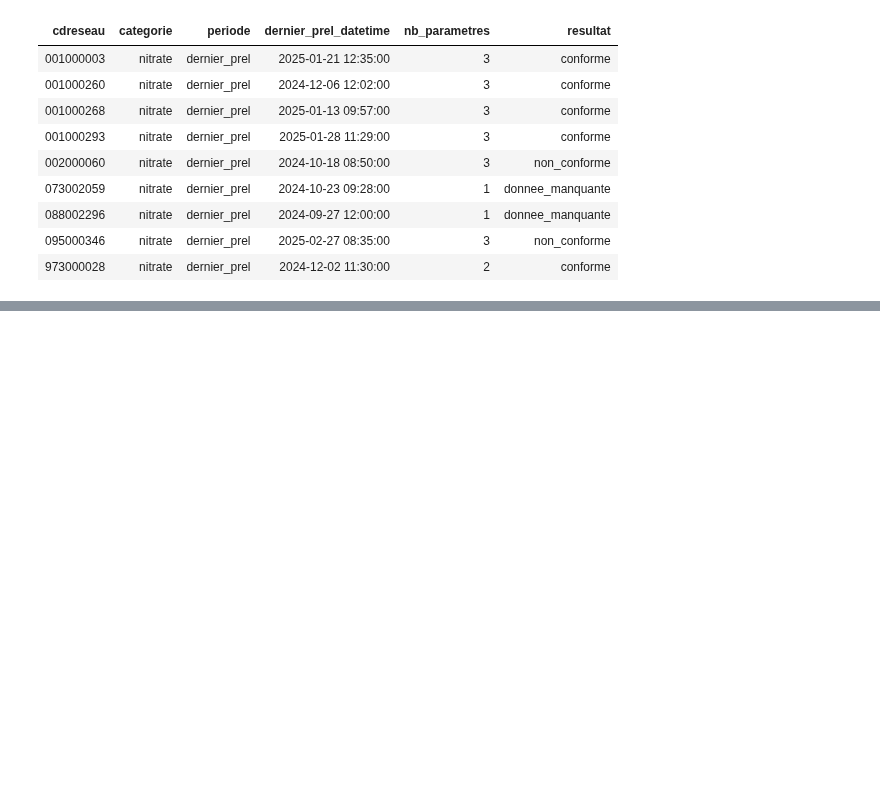
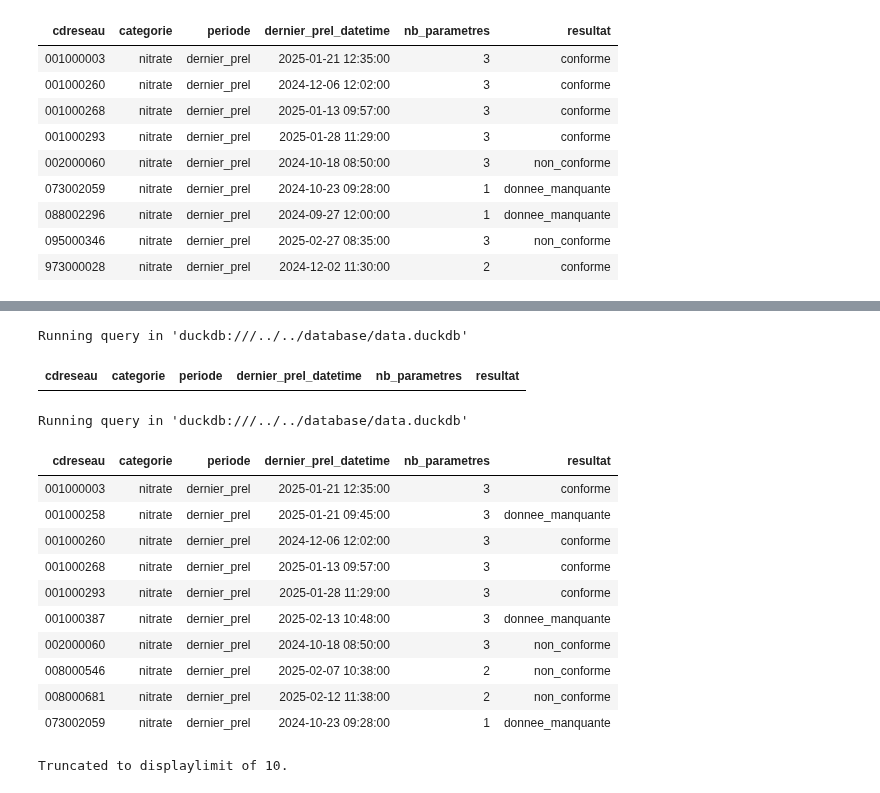
Before and after one commit to dataforgoodfr/13_pollution_eau, a Jupyter notebook: analytics/notebooks/resultats_nitrates.ipynb, the cells around one changed output, grey strips where cells are left out. Cells and saved outputs as stored; diff of their text form; code cells hidden in the pictures; blank space fills up the shorter version.

Commit message:
feat: check date between test to define resultat

```diff
--- a/analytics/notebooks/resultats_nitrates.ipynb
+++ b/analytics/notebooks/resultats_nitrates.ipynb
@@ -432,0 +845,36 @@ Running query in 'duckdb:///../../database/data.duckdb'
+# %%
+%%sql --with int__resultats_nitrites_udi_dernier_dateCheck
+SELECT
+    *
+FROM
+    int__resultats_nitrites_udi_dernier_dateCheck
+WHERE
+    resultat='error'
+# %% [output]
+Running query in 'duckdb:///../../database/data.duckdb'
+| cdreseau | categorie | periode | dernier_prel_datetime | nb_parametres | resultat |
+# %%
+%%sql --with int__resultats_nitrites_udi_dernier_dateCheck
+ SELECT
+   *
+ FROM
+   int__resultats_nitrites_udi_dernier_dateCheck
+WHERE
+    cdreseau IN( '002000060','095000346','001000003','976003554','088002296','073002059','973000028','001000260','001000268','001000293',
+    '001000258','001000387','008000681','008000546')
+ORDER BY
+    cdreseau
+# %% [output]
+Running query in 'duckdb:///../../database/data.duckdb'
+| cdreseau | categorie | periode | dernier_prel_datetime | nb_parametres | resultat |
+| 001000003 | nitrate | dernier_prel | 2025-01-21 12:35:00 | 3 | conforme |
+| 001000258 | nitrate | dernier_prel | 2025-01-21 09:45:00 | 3 | donnee_manquante |
+| 001000260 | nitrate | dernier_prel | 2024-12-06 12:02:00 | 3 | conforme |
+| 001000268 | nitrate | dernier_prel | 2025-01-13 09:57:00 | 3 | conforme |
+| 001000293 | nitrate | dernier_prel | 2025-01-28 11:29:00 | 3 | conforme |
+| 001000387 | nitrate | dernier_prel | 2025-02-13 10:48:00 | 3 | donnee_manquante |
+| 002000060 | nitrate | dernier_prel | 2024-10-18 08:50:00 | 3 | non_conforme |
+| 008000546 | nitrate | dernier_prel | 2025-02-07 10:38:00 | 2 | non_conforme |
+| 008000681 | nitrate | dernier_prel | 2025-02-12 11:38:00 | 2 | non_conforme |
+| 073002059 | nitrate | dernier_prel | 2024-10-23 09:28:00 | 1 | donnee_manquante |
+Truncated to displaylimit of 10.
```
Also changed, not shown: parts of 9 cells of this notebook, 2 other files.
